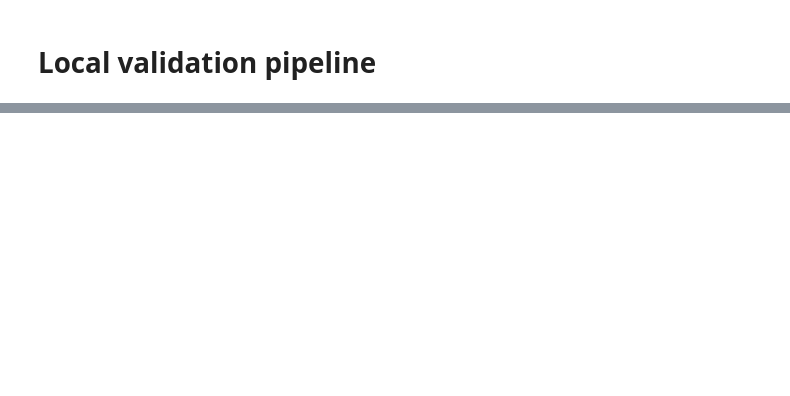
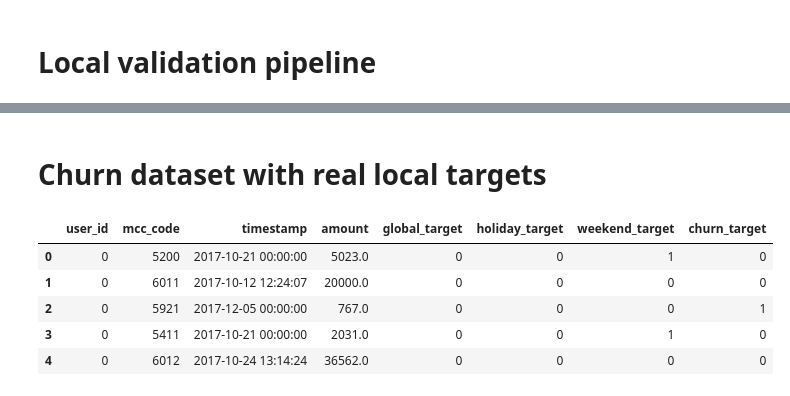
Before and after one commit to romanenkova95/transactions_gen_models, a Jupyter notebook: notebooks/local_validation_pipeline.ipynb, the cells around one changed output, grey strips where cells are left out. Saved outputs shown, nothing was run; the diff lists cells and outputs as text; code cells hidden in the pictures; blank space fills up the shorter version.

```diff
--- a/notebooks/local_validation_pipeline.ipynb
+++ b/notebooks/local_validation_pipeline.ipynb
@@ -336,0 +281,20 @@ KeyboardInterrupt:
+# %% [markdown]
+# Churn dataset with real local targets
+# %%
+DATASET = "churn"
+
+with initialize(config_path="../config", version_base=None):
+    cfg = compose(config_name="config_" + DATASET)
+
+cfg_preprop = cfg["dataset"]
+cfg_model = cfg["model"]
+# %%
+df = pd.read_parquet(Path(cfg["dataset"]["dir_path"]).joinpath(cfg["dataset"]["train_file_name"]))
+df.head()
+# %% [output]
+|  | user_id | mcc_code | timestamp | amount | global_target | holiday_target | weekend_target | churn_target |
+| 0 | 0 | 5200 | 2017-10-21 00:00:00 | 5023.0 | 0 | 0 | 1 | 0 |
+| 1 | 0 | 6011 | 2017-10-12 12:24:07 | 20000.0 | 0 | 0 | 0 | 0 |
+| 2 | 0 | 5921 | 2017-12-05 00:00:00 | 767.0 | 0 | 0 | 0 | 1 |
+| 3 | 0 | 5411 | 2017-10-21 00:00:00 | 2031.0 | 0 | 0 | 1 | 0 |
+| 4 | 0 | 6012 | 2017-10-24 13:14:24 | 36562.0 | 0 | 0 | 0 | 0 |
```
Also changed, not shown: parts of 43 cells of this notebook, 10 other files.
